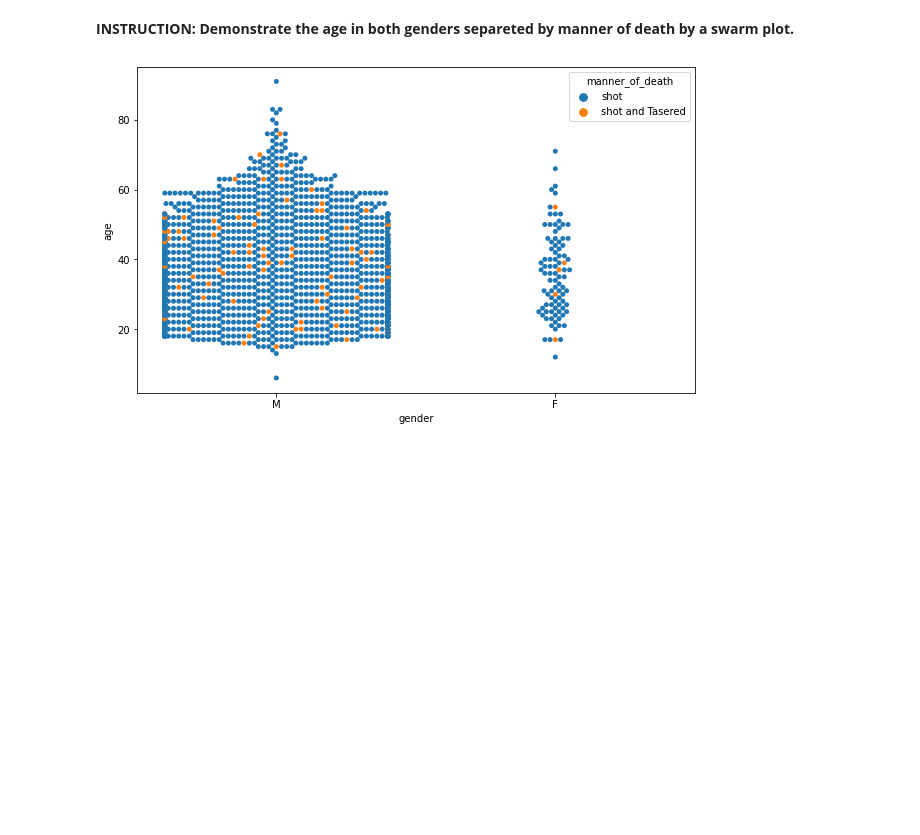
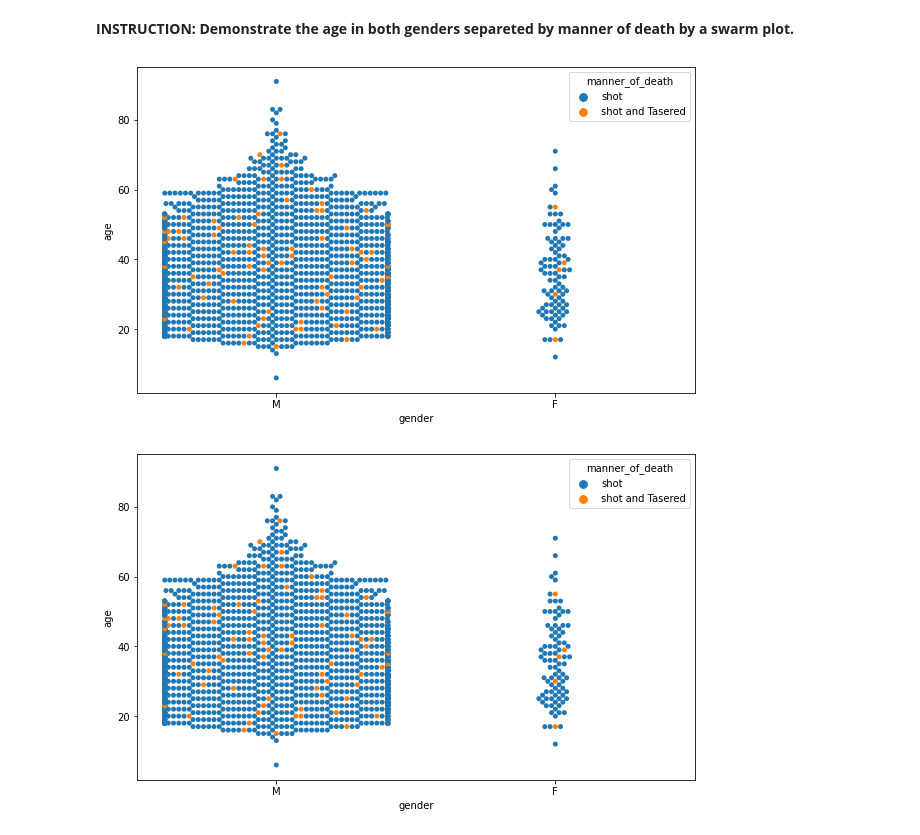
Before and after one commit to MehmetAltinkurt/Data_Science_Assignments, a Jupyter notebook: DVwPY/Assignment-2 (PoliceKillingUS-Seaborn) student.ipynb, the cells around one changed output. Drawn from its saved outputs; the diff is of its cells as text; code cells hidden in the pictures; blank space fills up the shorter version.

```diff
--- a/DVwPY/Assignment-2 (PoliceKillingUS-Seaborn) student.ipynb
+++ b/DVwPY/Assignment-2 (PoliceKillingUS-Seaborn) student.ipynb
@@ -78,6 +96,11 @@ array(['shot', 'shot and Tasered'], dtype=object)
 ## 1b: Swarm Plot
 # %% [markdown]
 **INSTRUCTION: Demonstrate the age in both genders separeted by manner of death by a swarm plot.**
+# %%
+plt.figure(figsize=(10,6))
+sns.swarmplot(data=kill,x="gender",y="age", hue="manner_of_death");
+# %% [output]
+[figure, added]
 # %%
 # with seaborn
 # %% [output]
```
Also changed, not shown: parts of 20 cells of this notebook, 2 other files.
